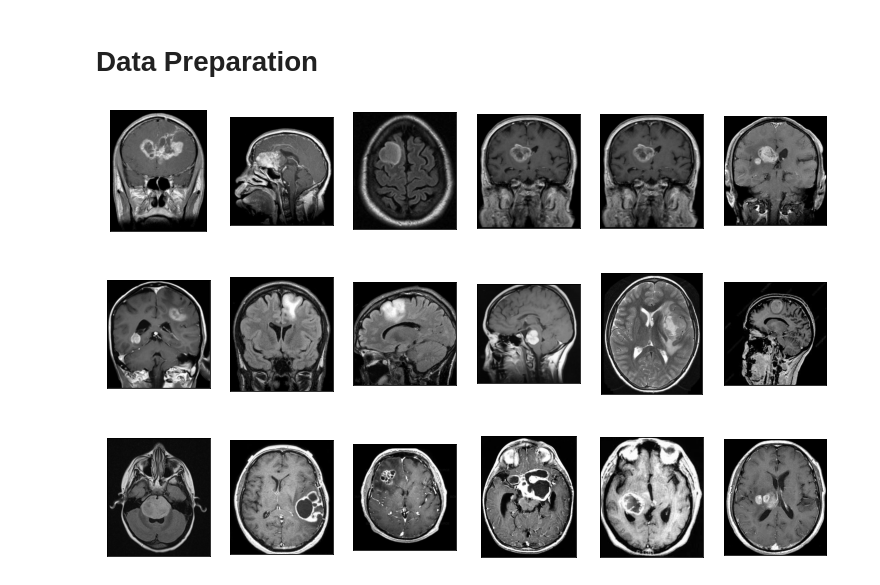
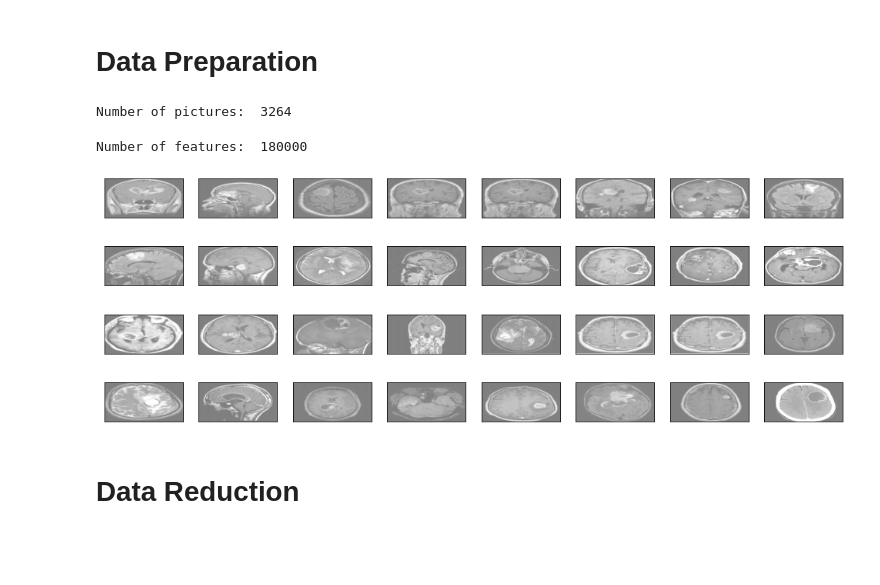
Before and after one commit to jenyintaylor/MLiP_Group, a Jupyter notebook: Lab 2/Lab2.ipynb, the cells around one changed output. Cells and saved outputs as stored; diff of their text form; code cells hidden in the pictures; blank space fills up the shorter version.

```diff
--- a/Lab 2/Lab2.ipynb
+++ b/Lab 2/Lab2.ipynb
@@ -22,21 +22,39 @@ data = []
 
 for f in inflist:
     ifile = imgzip.open(f)
-    img = np.array(Image.open(ifile))
+    image = Image.open(ifile).resize((300,300)) #resize all img to same size
+    img = np.array(image.convert('LA')) #grayscale
     data.append(img)
+
+print("Number of pictures: ", len(data))
+# %% [output]
+Number of pictures:  3264
+# %%
+#linearize
+X = [] #holds linearized data
+for i in range(3264):
+    X.append(data[i].ravel())
+print("Number of features: ", len(X[0]))
+# %% [output]
+Number of features:  180000
 # %%
-# a helper plotting function
-def plot_gallery(images, n_row=3, n_col=6):
+# a helper plotting function - from class example
+def plot_gallery(images, n_row=4, n_col=8):
     """Helper function to plot a gallery of portraits"""
     plt.figure(figsize=(1.7 * n_col, 2.3 * n_row))
-    plt.subplots_adjust(bottom=0, left=.01, right=.99, top=.90, hspace=.35)
+    plt.subplots_adjust(bottom=0, left=.01, right=.99, top=.50, hspace=.35)
     for i in range(n_row * n_col):
         plt.subplot(n_row, n_col, i + 1)
         plt.imshow(images[i], cmap=plt.cm.gray)
         #plt.title(titles[i], size=12)
         plt.xticks(())
         plt.yticks(())
 
-plot_gallery(data) # defaults to showing a 3 by 6 subset of the faces
+visualized_img = []
+for i in range(32):
+    visualized_img.append(np.reshape(data[i], (300,600)))
+plot_gallery(visualized_img)
 # %% [output]
-[figure, old version]
+[figure, new version]
+# %% [markdown]
+# Data Reduction
```
Also changed, not shown: parts of 2 cells of this notebook.
